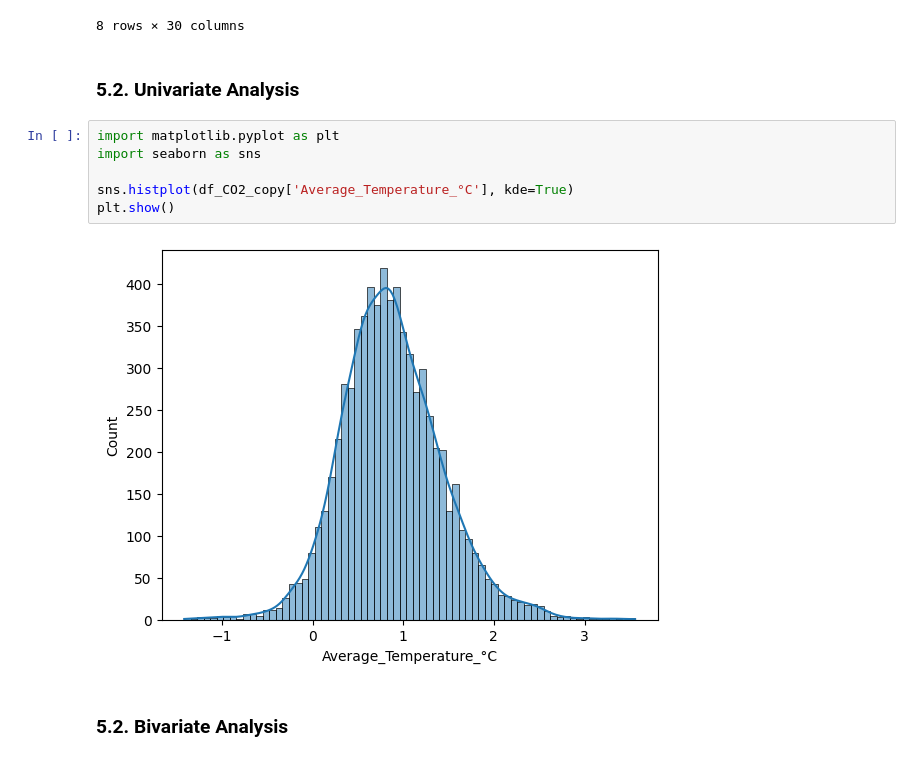
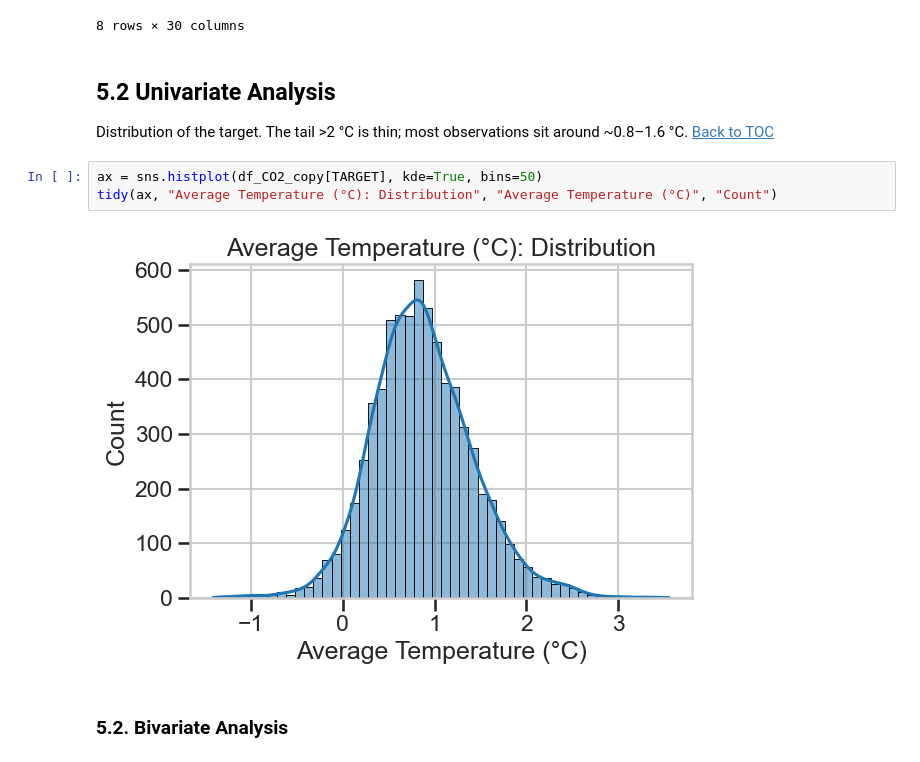
Before and after one commit to TiffanyWatt/2401PTDS_Regression_Project, a Jupyter notebook: CO2_climate change.ipynb, the cells around one changed output. Cells and saved outputs as stored; diff of their text form.

```diff
--- a/CO2_climate change.ipynb
+++ b/CO2_climate change.ipynb
@@ -427,15 +452,15 @@ df_CO2_copy.describe()
 | max | 2020.000000 | 114616.401100 | 52227.630600 | 33490.074100 | 164915.255600 | 241025.069600 | ... |
 8 rows × 30 columns
 # %% [markdown]
-### 5.2. Univariate Analysis
+<a id="5-2-univariate"></a>
+## 5.2 Univariate Analysis
+Distribution of the target. The tail >2 °C is thin; most observations sit around ~0.8–1.6 °C.
+[Back to TOC](#toc)
-# %%
-import matplotlib.pyplot as plt
-import seaborn as sns
-
-sns.histplot(df_CO2_copy['Average_Temperature_°C'], kde=True)
-plt.show()
-# %% [output]
-[figure, removed]
+# %%
+ax = sns.histplot(df_CO2_copy[TARGET], kde=True, bins=50)
+tidy(ax, "Average Temperature (°C): Distribution", "Average Temperature (°C)", "Count")
+# %% [output]
+[figure, added]
 # %% [markdown]
 ### 5.2. Bivariate Analysis
 # %%
```
Also changed, not shown: parts of 19 cells of this notebook.
